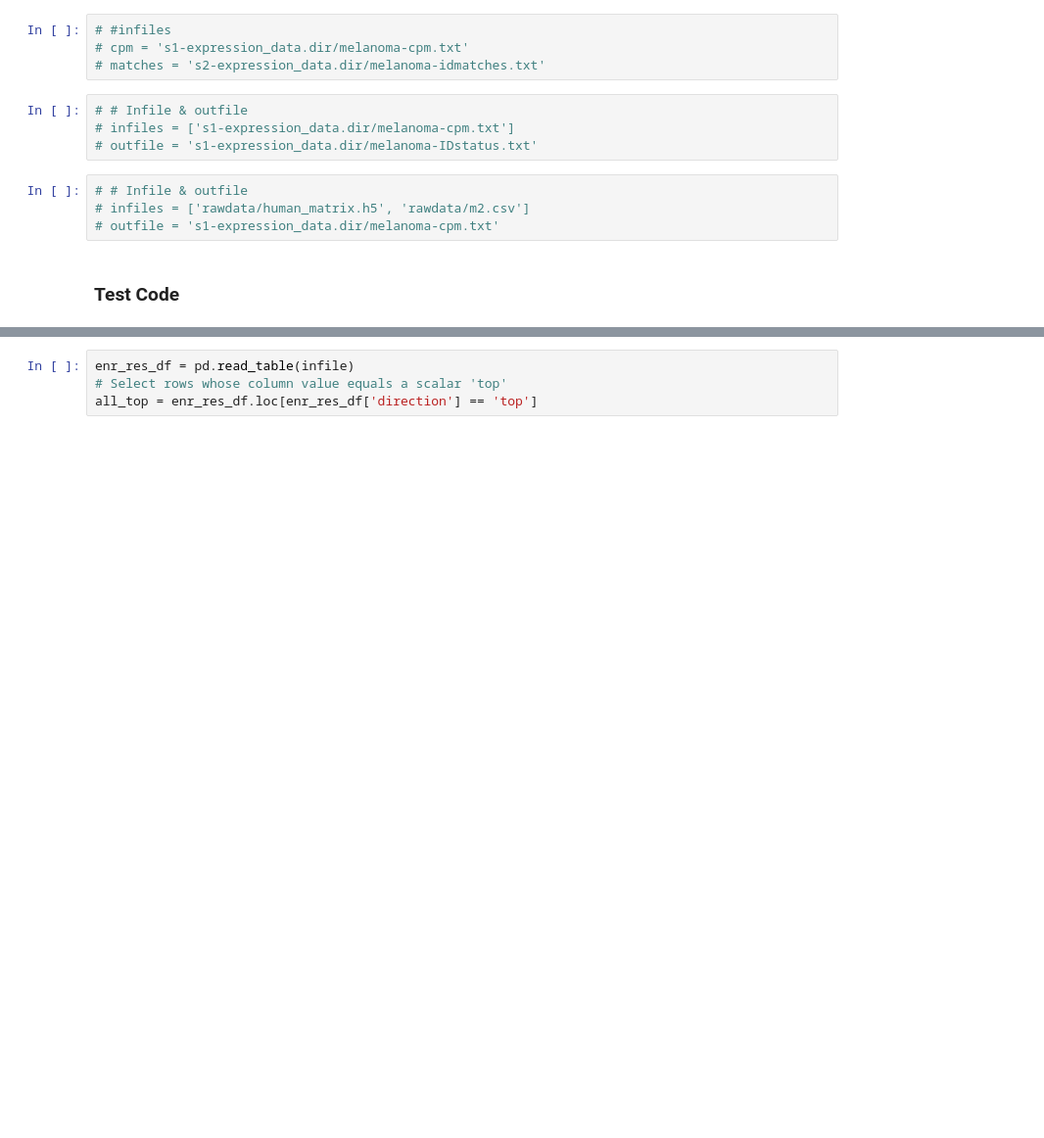
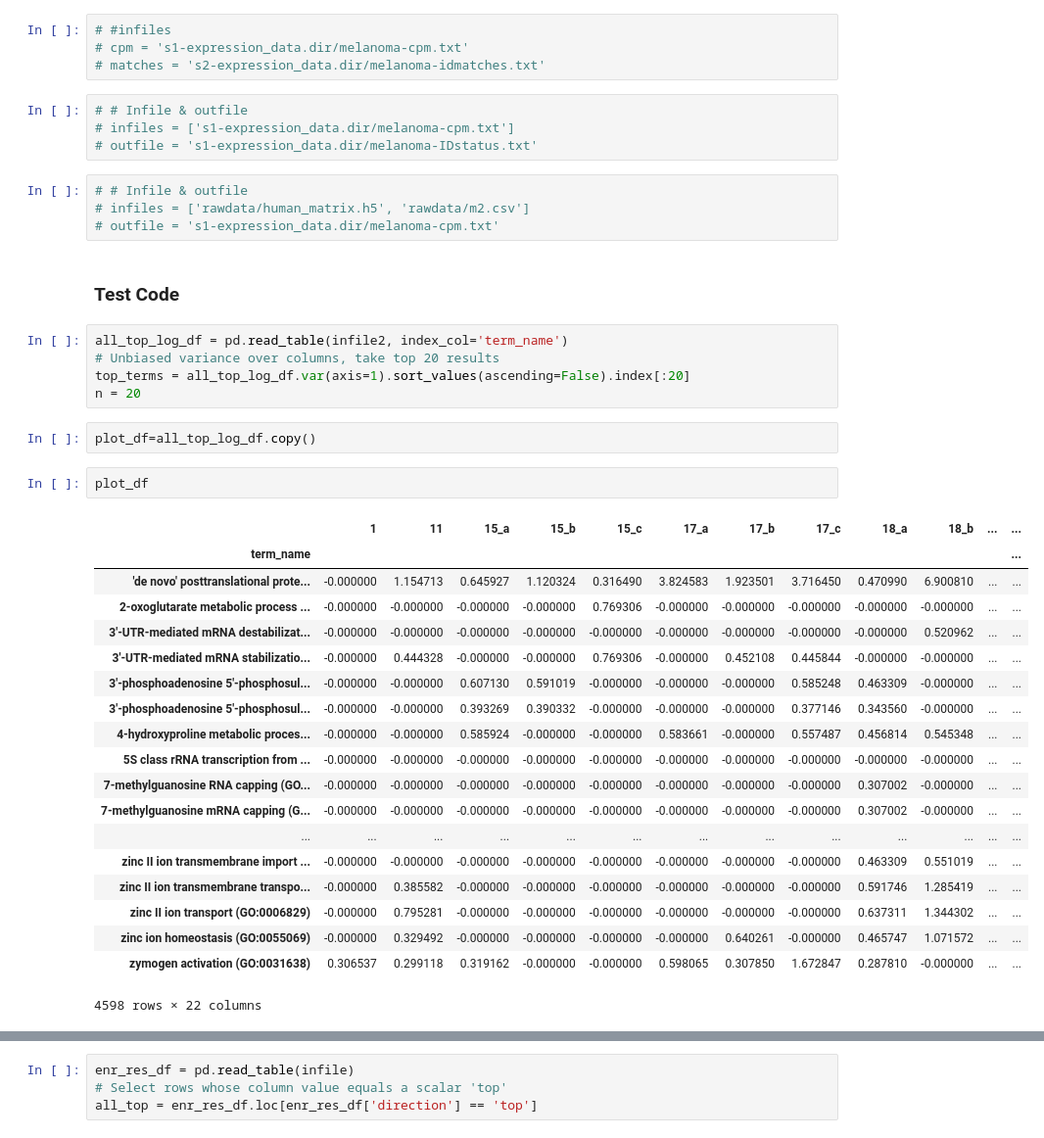
Before and after one commit to MaayanLab/human-melanoma-signature, a Jupyter notebook: pipeline/notebooks/Development.ipynb, the cells around one changed output, grey strips where cells are left out. Shown: that part at 98% size. Drawn from its saved outputs; the diff is of its cells as text; blank space fills up the shorter version.

```diff
--- a/pipeline/notebooks/Development.ipynb
+++ b/pipeline/notebooks/Development.ipynb
@@ -50,3 +48,32 @@ outfile2 = 's4-enrichment.dir/outtest2.txt'
 # outfile = 's1-expression_data.dir/melanoma-cpm.txt'
 # %% [markdown]
 ### Test Code
+# %%
+all_top_log_df = pd.read_table(infile2, index_col='term_name')
+# Unbiased variance over columns, take top 20 results
+top_terms = all_top_log_df.var(axis=1).sort_values(ascending=False).index[:20]
+n = 20
+# %%
+plot_df=all_top_log_df.copy()
+# %%
+plot_df
+# %% [output]
+|  | 1 | 11 | 15_a | 15_b | 15_c | 17_a | 17_b | 17_c | 18_a | 18_b | ... | ... |
+| term_name |  |  |  |  |  |  |  |  |  |  |  | ... |
+| 'de novo' posttranslational prote... | -0.000000 | 1.154713 | 0.645927 | 1.120324 | 0.316490 | 3.824583 | 1.923501 | 3.716450 | 0.470990 | 6.900810 | ... | ... |
+| 2-oxoglutarate metabolic process ... | -0.000000 | -0.000000 | -0.000000 | -0.000000 | 0.769306 | -0.000000 | -0.000000 | -0.000000 | -0.000000 | -0.000000 | ... | ... |
+| 3'-UTR-mediated mRNA destabilizat... | -0.000000 | -0.000000 | -0.000000 | -0.000000 | -0.000000 | -0.000000 | -0.000000 | -0.000000 | -0.000000 | 0.520962 | ... | ... |
+| 3'-UTR-mediated mRNA stabilizatio... | -0.000000 | 0.444328 | -0.000000 | -0.000000 | 0.769306 | -0.000000 | 0.452108 | 0.445844 | -0.000000 | -0.000000 | ... | ... |
+| 3'-phosphoadenosine 5'-phosphosul... | -0.000000 | -0.000000 | 0.607130 | 0.591019 | -0.000000 | -0.000000 | -0.000000 | 0.585248 | 0.463309 | -0.000000 | ... | ... |
+| 3'-phosphoadenosine 5'-phosphosul... | -0.000000 | -0.000000 | 0.393269 | 0.390332 | -0.000000 | -0.000000 | -0.000000 | 0.377146 | 0.343560 | -0.000000 | ... | ... |
+| 4-hydroxyproline metabolic proces... | -0.000000 | -0.000000 | 0.585924 | -0.000000 | -0.000000 | 0.583661 | -0.000000 | 0.557487 | 0.456814 | 0.545348 | ... | ... |
+| 5S class rRNA transcription from ... | -0.000000 | -0.000000 | -0.000000 | -0.000000 | -0.000000 | -0.000000 | -0.000000 | -0.000000 | -0.000000 | -0.000000 | ... | ... |
+| 7-methylguanosine RNA capping (GO... | -0.000000 | -0.000000 | -0.000000 | -0.000000 | -0.000000 | -0.000000 | -0.000000 | -0.000000 | 0.307002 | -0.000000 | ... | ... |
+| 7-methylguanosine mRNA capping (G... | -0.000000 | -0.000000 | -0.000000 | -0.000000 | -0.000000 | -0.000000 | -0.000000 | -0.000000 | 0.307002 | -0.000000 | ... | ... |
+| ... | ... | ... | ... | ... | ... | ... | ... | ... | ... | ... | ... | ... |
+| zinc II ion transmembrane import ... | -0.000000 | -0.000000 | -0.000000 | -0.000000 | -0.000000 | -0.000000 | -0.000000 | -0.000000 | 0.463309 | 0.551019 | ... | ... |
+| zinc II ion transmembrane transpo... | -0.000000 | 0.385582 | -0.000000 | -0.000000 | -0.000000 | -0.000000 | -0.000000 | -0.000000 | 0.591746 | 1.285419 | ... | ... |
+| zinc II ion transport (GO:0006829) | -0.000000 | 0.795281 | -0.000000 | -0.000000 | -0.000000 | -0.000000 | -0.000000 | -0.000000 | 0.637311 | 1.344302 | ... | ... |
+| zinc ion homeostasis (GO:0055069) | -0.000000 | 0.329492 | -0.000000 | -0.000000 | -0.000000 | -0.000000 | 0.640261 | -0.000000 | 0.465747 | 1.071572 | ... | ... |
+| zymogen activation (GO:0031638) | 0.306537 | 0.299118 | 0.319162 | -0.000000 | -0.000000 | 0.598065 | 0.307850 | 1.672847 | 0.287810 | -0.000000 | ... | ... |
+4598 rows × 22 columns
```
Also changed, not shown: parts of 4 cells of this notebook, 1 other file.
